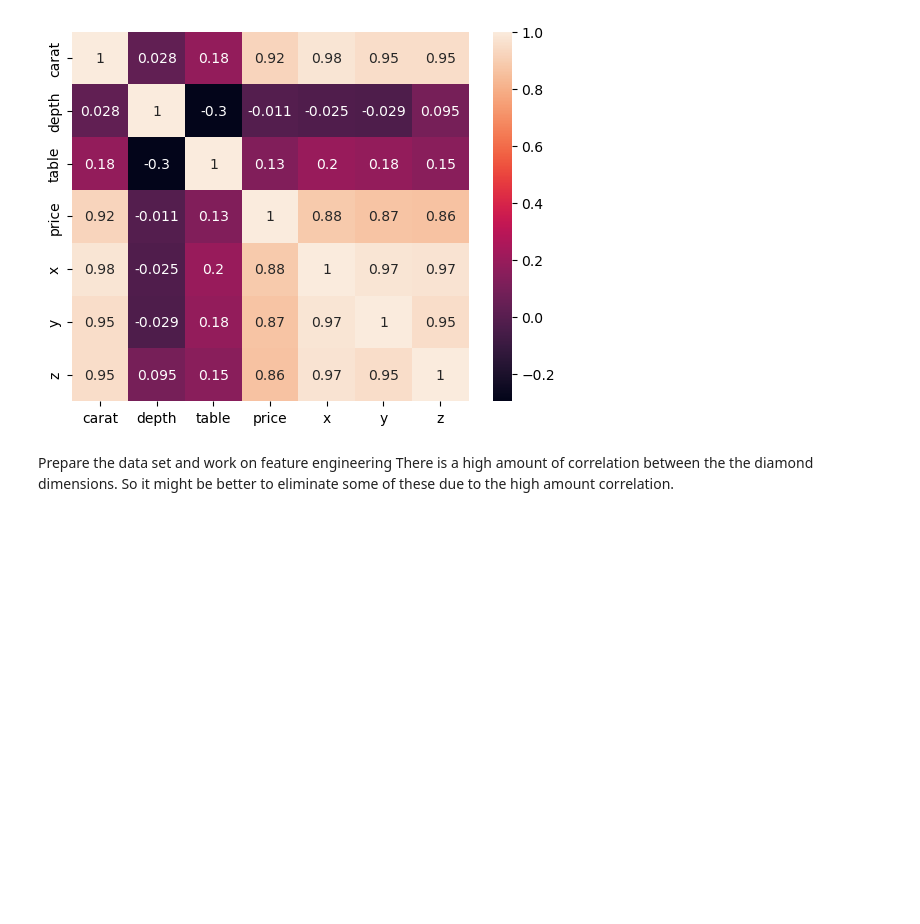
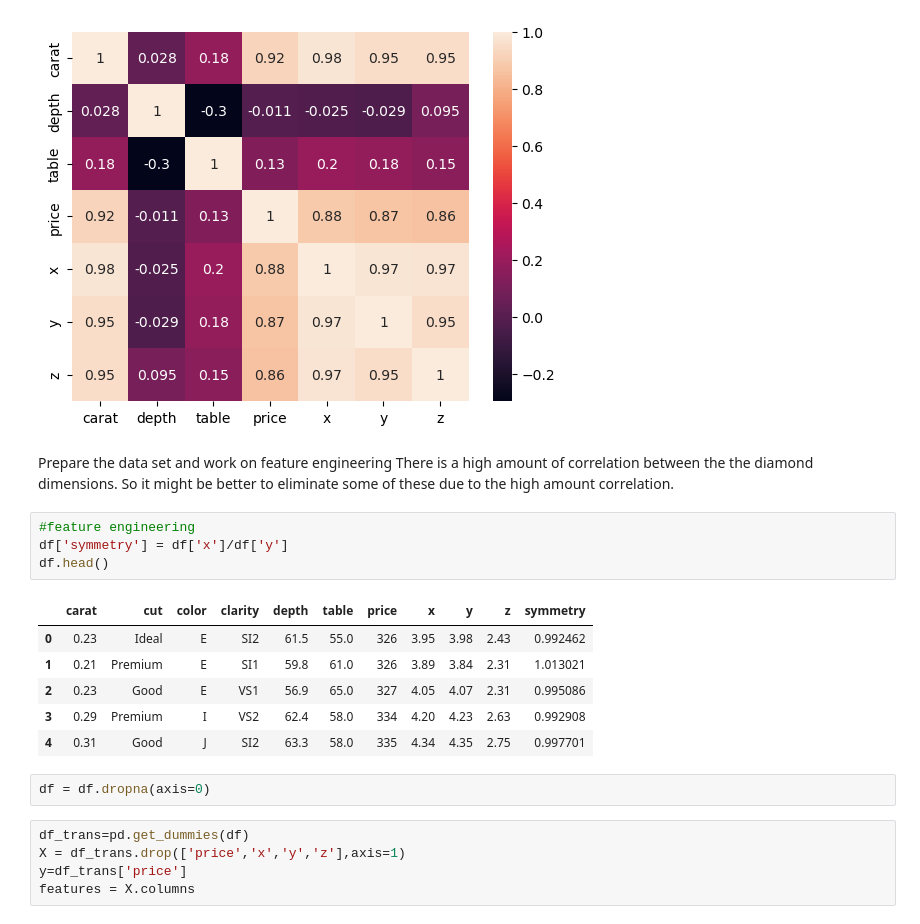
Before and after one commit to biggie076/Diamond-price-prediction, a Jupyter notebook: diamond.ipynb, the cells around one changed output. Cells and saved outputs as stored; diff of their text form; blank space fills up the shorter version.

```diff
--- a/diamond.ipynb
+++ b/diamond.ipynb
@@ -91,6 +93,24 @@ sns.heatmap(numeric_df.corr(), annot=True)
 # %% [output]
 <Axes: >
 [figure]
-# %% [markdown]
-Prepare the data set and work on feature engineering
-There is a high amount of correlation between the the diamond dimensions. So it might be better to eliminate some of these due to the high amount correlation.
+# %% [markdown]
+Prepare the data set and work on feature engineering
+There is a high amount of correlation between the the diamond dimensions. So it might be better to eliminate some of these due to the high amount correlation.
+# %%
+#feature engineering
+df['symmetry'] = df['x']/df['y']
+df.head()
+# %% [output]
+|  | carat | cut | color | clarity | depth | table | price | x | y | z | symmetry |
+| 0 | 0.23 | Ideal | E | SI2 | 61.5 | 55.0 | 326 | 3.95 | 3.98 | 2.43 | 0.992462 |
+| 1 | 0.21 | Premium | E | SI1 | 59.8 | 61.0 | 326 | 3.89 | 3.84 | 2.31 | 1.013021 |
+| 2 | 0.23 | Good | E | VS1 | 56.9 | 65.0 | 327 | 4.05 | 4.07 | 2.31 | 0.995086 |
+| 3 | 0.29 | Premium | I | VS2 | 62.4 | 58.0 | 334 | 4.20 | 4.23 | 2.63 | 0.992908 |
+| 4 | 0.31 | Good | J | SI2 | 63.3 | 58.0 | 335 | 4.34 | 4.35 | 2.75 | 0.997701 |
+# %%
+df = df.dropna(axis=0)
+# %%
+df_trans=pd.get_dummies(df)
+X = df_trans.drop(['price','x','y','z'],axis=1)
+y=df_trans['price']
+features = X.columns
```
Also changed, not shown: parts of 7 cells of this notebook.
